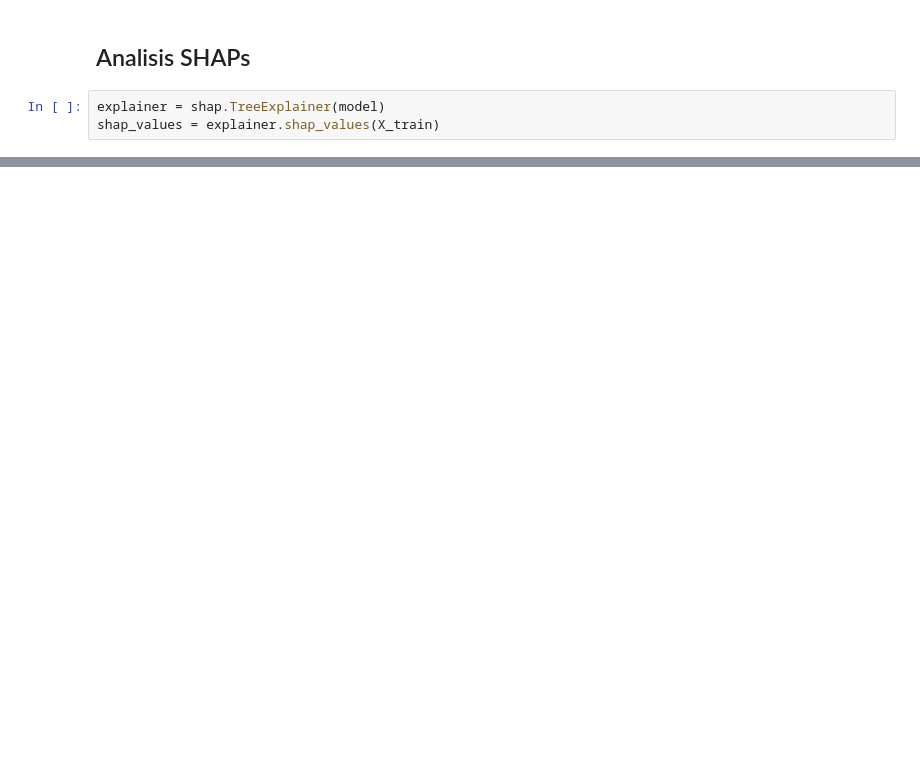
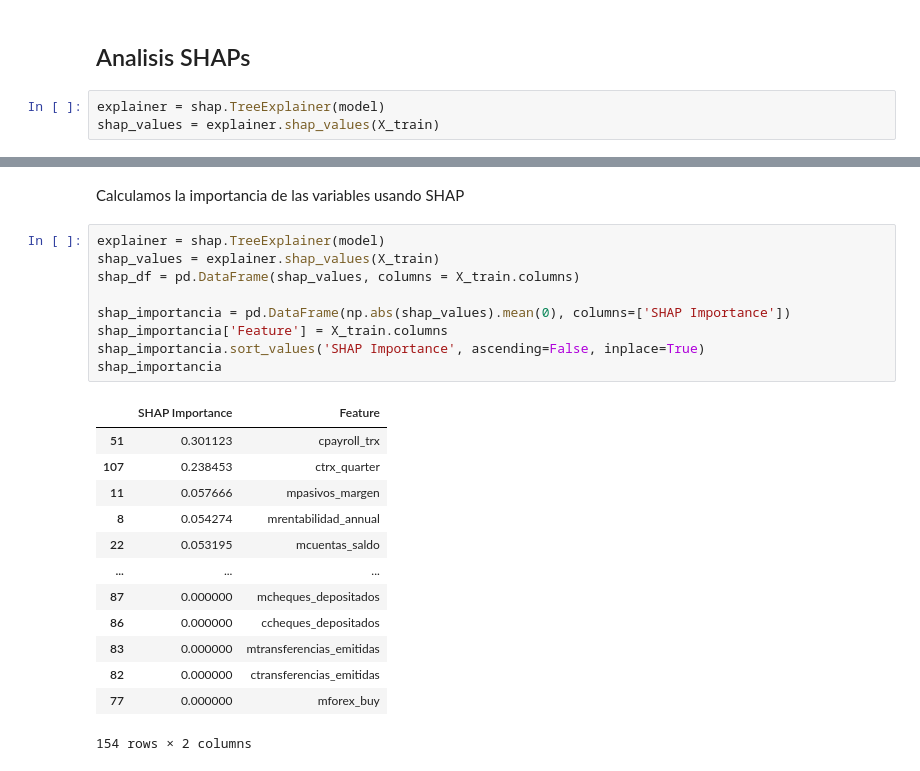
Before and after one commit to N-Alba-DS/dmeyf2024, a Jupyter notebook: Modelos/main_scripts/Modelo_2_drifting.ipynb, the cells around one changed output, grey strips where cells are left out. Drawn from its saved outputs; the diff is of its cells as text; blank space fills up the shorter version.

```diff
--- a/Modelos/main_scripts/Modelo_2_drifting.ipynb
+++ b/Modelos/main_scripts/Modelo_2_drifting.ipynb
@@ -185,0 +215,25 @@ shap_values = explainer.shap_values(X_train)
+# %% [markdown]
+Calculamos la importancia de las variables usando SHAP
+# %%
+explainer = shap.TreeExplainer(model)
+shap_values = explainer.shap_values(X_train)
+shap_df = pd.DataFrame(shap_values, columns = X_train.columns)
+
+shap_importancia = pd.DataFrame(np.abs(shap_values).mean(0), columns=['SHAP Importance'])
+shap_importancia['Feature'] = X_train.columns
+shap_importancia.sort_values('SHAP Importance', ascending=False, inplace=True)
+shap_importancia
+# %% [output]
+|  | SHAP Importance | Feature |
+| 51 | 0.301123 | cpayroll_trx |
+| 107 | 0.238453 | ctrx_quarter |
+| 11 | 0.057666 | mpasivos_margen |
+| 8 | 0.054274 | mrentabilidad_annual |
+| 22 | 0.053195 | mcuentas_saldo |
+| ... | ... | ... |
+| 87 | 0.000000 | mcheques_depositados |
+| 86 | 0.000000 | ccheques_depositados |
+| 83 | 0.000000 | mtransferencias_emitidas |
+| 82 | 0.000000 | ctransferencias_emitidas |
+| 77 | 0.000000 | mforex_buy |
+154 rows × 2 columns
```
Also changed, not shown: parts of 3 cells of this notebook, 1 other file.
